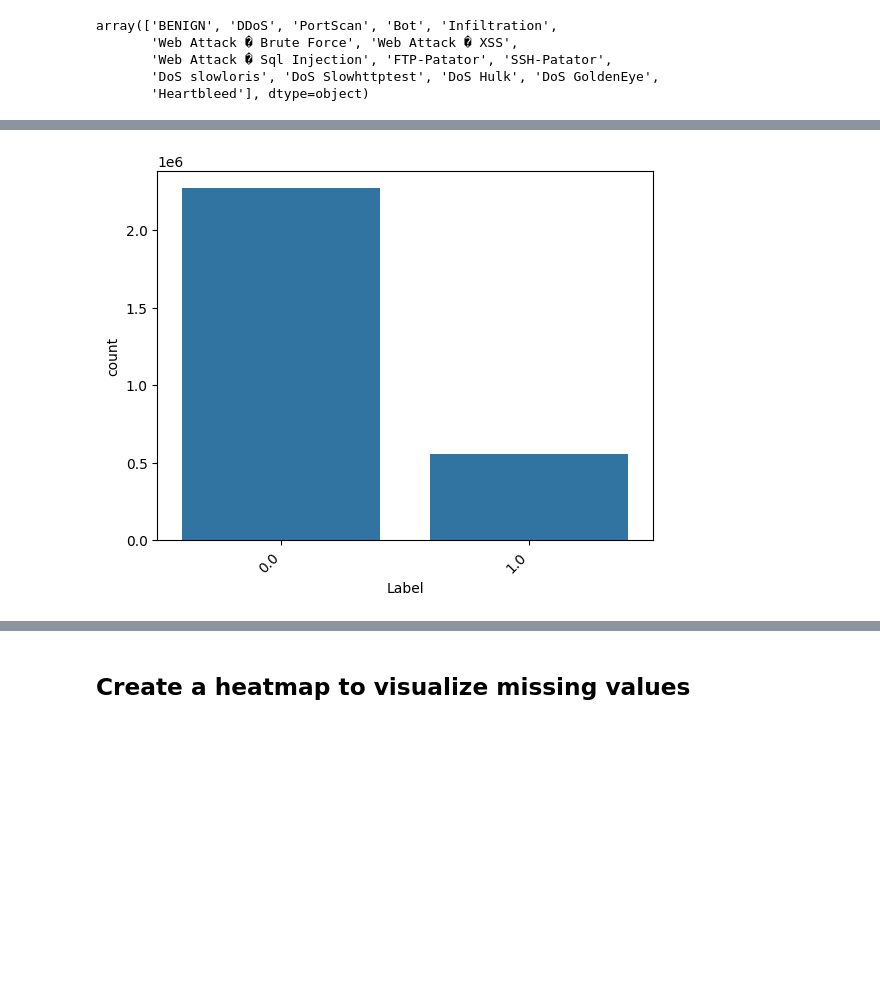
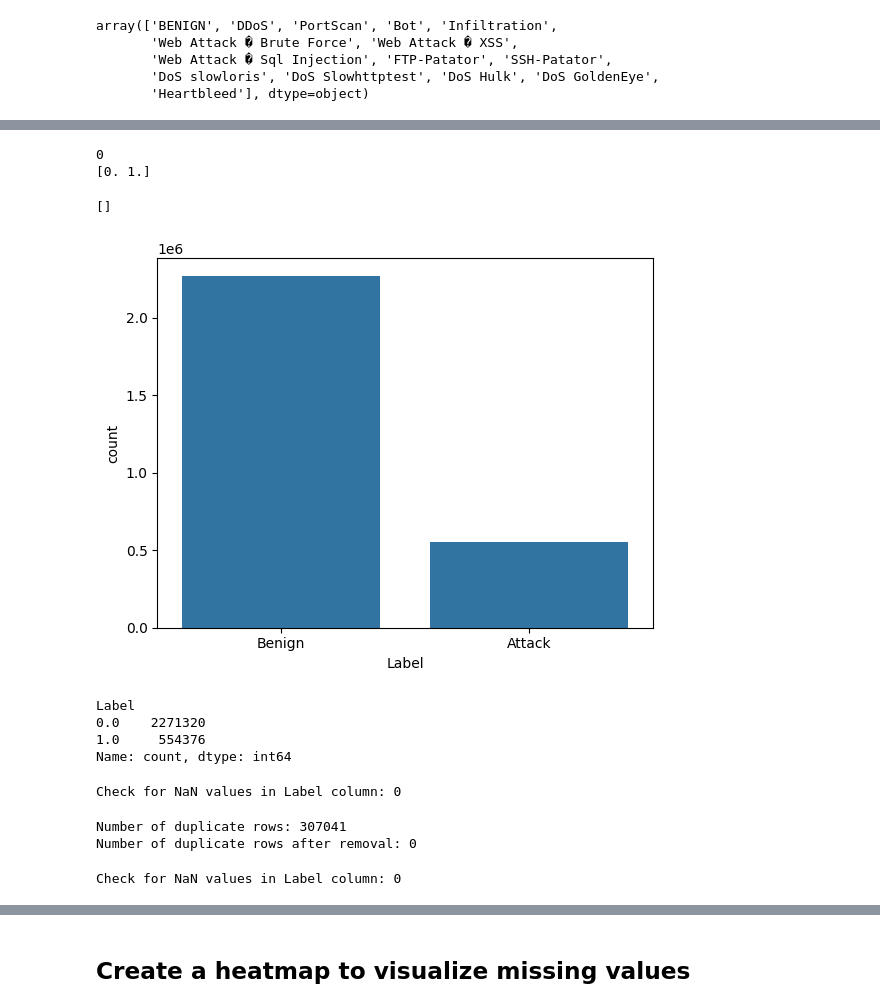
Before and after one commit to asmaemou/Capstone_Notebook, a Jupyter notebook: CIC_Notebook.ipynb, the cells around one changed output, grey strips where cells are left out. Drawn from its saved outputs; the diff is of its cells as text; code cells hidden in the pictures; blank space fills up the shorter version.

```diff
--- a/CIC_Notebook.ipynb
+++ b/CIC_Notebook.ipynb
@@ -351,9 +380,3 @@ df_data['Label'] = df_data['Label'].map({
     'DoS GoldenEye': 1,
     'Heartbleed': 1
 })
-# %%
-sns.countplot(x='Label', data=df_data)
-plt.xticks(rotation=45, ha='right')
-plt.show()
-# %% [output]
-[figure, removed]
@@ -360,3 +385,50 @@ plt.show()
+# %%
+print(df_data['Label'].isna().sum())  # This should return 0 after the correct mapping
+print(df_data['Label'].unique())  # Should show only 0 and 1
+# %% [output]
+0
+[0. 1.]
+# %%
+# Extract rows with NaN in the 'Label' column
+unmapped_labels = df_data[df_data['Label'].isna()]
+
+# Print the unique labels causing NaN values
+print(unmapped_labels['Label'].unique())  # This will show you the missing labels
+# %% [output]
+[]
+# %%
+# Plot the countplot for the 'Label' column
+sns.countplot(x='Label', data=df_data)
+
+# Change the x-tick labels to 'Benign' for 0 and 'Attack' for 1 (only in the plot)
+plt.gca().set_xticklabels(['Benign', 'Attack'])
+
+# Show the plot
+plt.show()
+
+# Print the original value counts (which retains 0 and 1)
+print(df_data['Label'].value_counts())
+# %% [output]
+[figure, added]
+Label
+0.0    2271320
+1.0     554376
+Name: count, dtype: int64
+# %%
+print("Check for NaN values in Label column:", df_data['Label'].isna().sum())
+# %% [output]
+Check for NaN values in Label column: 0
+# %%
+print(f"Number of duplicate rows: {df_data.duplicated().sum()}")
+df_data = df_data.drop_duplicates()
+print(f"Number of duplicate rows after removal: {df_data.duplicated().sum()}")
+# %% [output]
+Number of duplicate rows: 307041
+Number of duplicate rows after removal: 0
+# %%
+print("Check for NaN values in Label column:", df_data['Label'].isna().sum())
+# %% [output]
+Check for NaN values in Label column: 0
 # %%
 df_data['Label'].value_counts()
 # %% [output]
```
Also changed, not shown: parts of 59 cells of this notebook.
